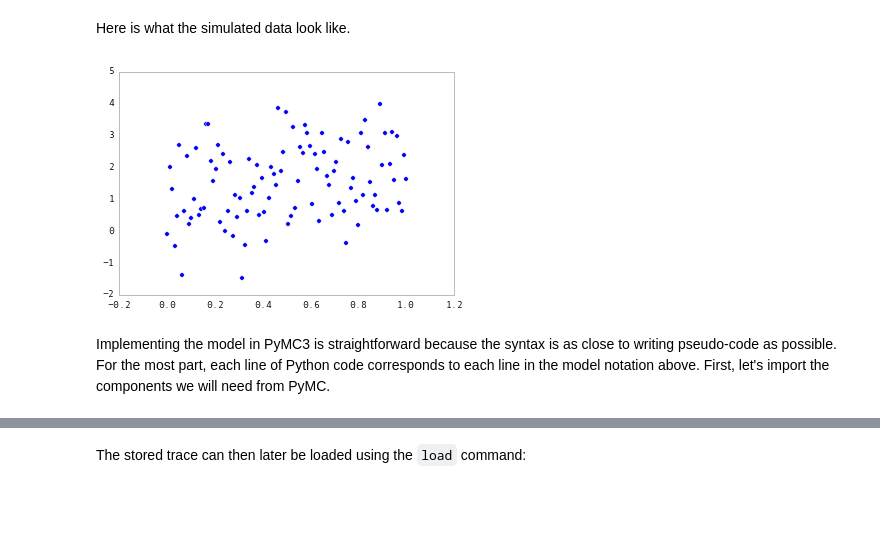
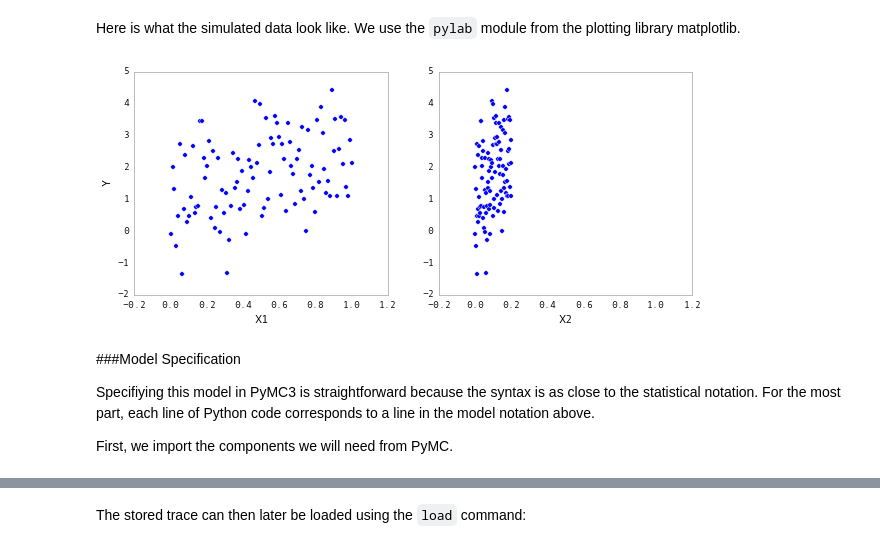
Before and after one commit to se7enstar25/pymc, a Jupyter notebook: docs/notebooks/getting_started.ipynb, the cells around one changed output, grey strips where cells are left out. Cells and saved outputs as stored; diff of their text form; code cells hidden in the pictures; blank space fills up the shorter version.

Commit message:
Update getting started guide to most recent UQ chapter version.

```diff
--- a/docs/notebooks/getting_started.ipynb
+++ b/docs/notebooks/getting_started.ipynb
@@ -57,32 +57,36 @@ import numpy as np
 # Intialize random number generator
 np.random.seed(123)
 
+# True parameter values
+alpha, sigma = 1, 1
+beta = [1, 2.5]
+
 # Size of dataset
 size = 100
 
 # Predictor variable
-X = np.linspace(0, 1, size)
-
-# True parameter values
-alpha, beta = 1, 1
+X1 = np.linspace(0, 1, size)
+X2 = np.linspace(0,.2, size)
 
 # Simulate outcome variable
-Y = alpha + X*beta + np.random.randn(size)
-
-# Define helper function
-def print_public(module):
-    import pprint
-    pprint.pprint([name for name in dir(module) if name[0].istitle()])
+Y = alpha + beta[0]*X1 + beta[1]*X2 + np.random.randn(size)*sigma
 # %% [markdown]
-Here is what the simulated data look like.
+Here is what the simulated data look like. We use the `pylab` module from the plotting library matplotlib.
-# %%
-%matplotlib inline
-import pylab as pl
-
-pl.scatter(X, Y);
-# %% [output]
-[figure, removed]
+# %%
+%matplotlib inline
+import pylab as pl
+
+fig, axes = pl.subplots(1, 2, sharex=True, figsize=(10,4))
+axes[0].scatter(X1, Y)
+axes[1].scatter(X2, Y)
+axes[0].set_ylabel('Y'); axes[0].set_xlabel('X1'); axes[1].set_xlabel('X2');
+# %% [output]
+[figure, added]
 # %% [markdown]
-Implementing the model in PyMC3 is straightforward because the syntax is as close to writing pseudo-code as possible. For the most part, each line of Python code corresponds to each line in the model notation above. First, let's import the components we will need from PyMC.
+###Model Specification
+
+Specifiying this model in PyMC3 is straightforward because the syntax is as close to the statistical notation. For the most part, each line of Python code corresponds to a line in the model notation above.
+
+First, we import the components we will need from PyMC.
 # %%
 from pymc3 import Model, Normal, HalfNormal
```
Also changed, not shown: parts of 139 cells of this notebook.
